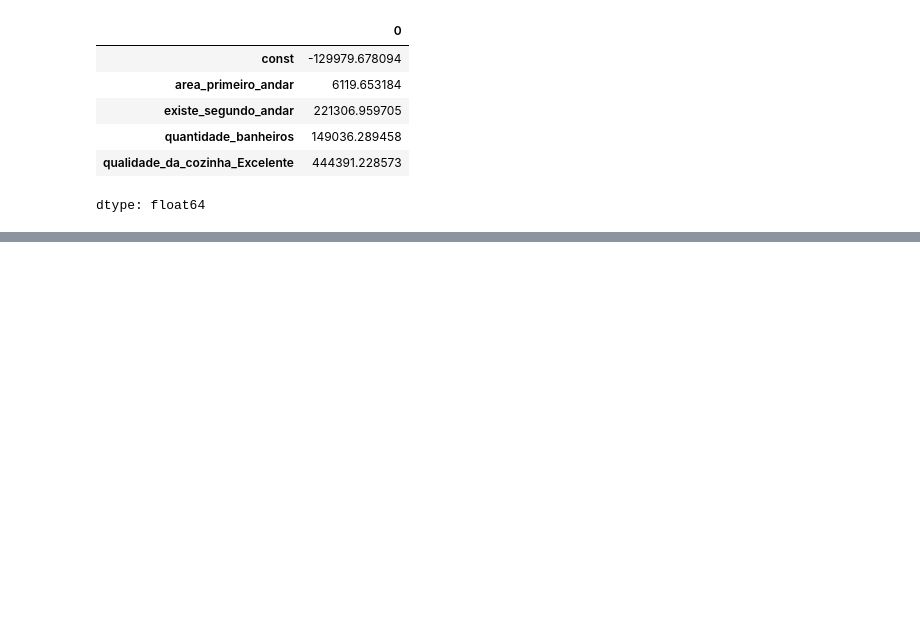
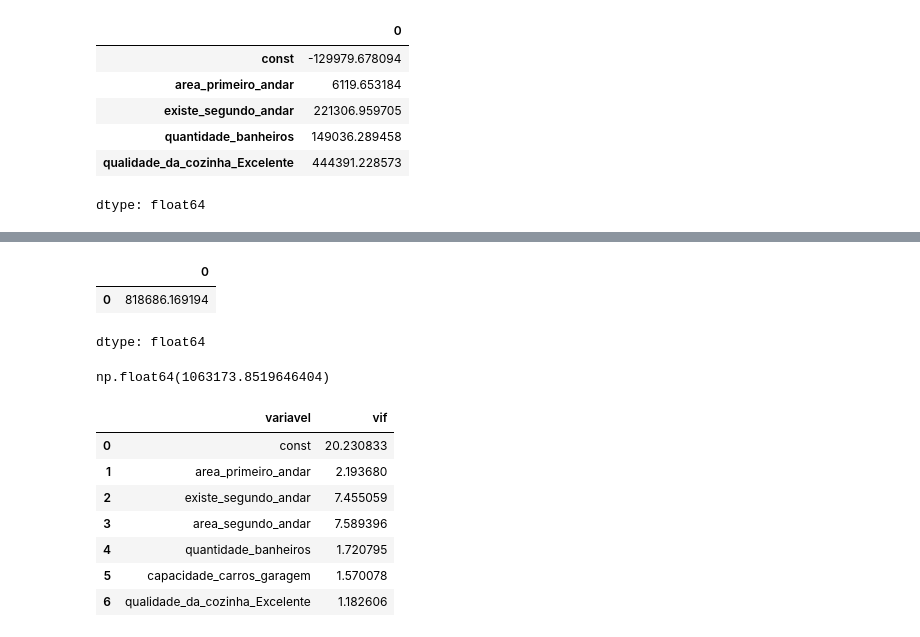
Before and after one commit to isadorapandas/data-science-regressao-linear, a Jupyter notebook: Regressao_linear.ipynb, the cells around one changed output, grey strips where cells are left out. Drawn from its saved outputs; the diff is of its cells as text; code cells hidden in the pictures; blank space fills up the shorter version.

```diff
--- a/Regressao_linear.ipynb
+++ b/Regressao_linear.ipynb
@@ -426,0 +547,12 @@ dtype: float64
+# %%
+# modelo mais simplificado, podemos fazer a previsão somente com a informação da área da casa
+modelo_0.predict(novo_imovel['area_primeiro_andar'])
+# %% [output]
+|  | 0 |
+| 0 | 818686.169194 |
+dtype: float64
+# %%
+# modelo que leve em consideração todas as características disponíveis
+modelo_3.predict(novo_imovel)[0]
+# %% [output]
+np.float64(1063173.8519646404)
@@ -426,0 +588,18 @@ dtype: float64
+# %%
+# VIF: Fator de Inflação da Variância
+vif_1 = pd.DataFrame() # DF vazio
+
+vif_1["variavel"] = explicativas_1
+
+vif_1["vif"] = [variance_inflation_factor(X_train[explicativas_1], i) for i in range(len(explicativas_1))]
+# %%
+vif_1
+# %% [output]
+|  | variavel | vif |
+| 0 | const | 20.230833 |
+| 1 | area_primeiro_andar | 2.193680 |
+| 2 | existe_segundo_andar | 7.455059 |
+| 3 | area_segundo_andar | 7.589396 |
+| 4 | quantidade_banheiros | 1.720795 |
+| 5 | capacidade_carros_garagem | 1.570078 |
+| 6 | qualidade_da_cozinha_Excelente | 1.182606 |
```
Also changed, not shown: parts of 30 cells of this notebook.
